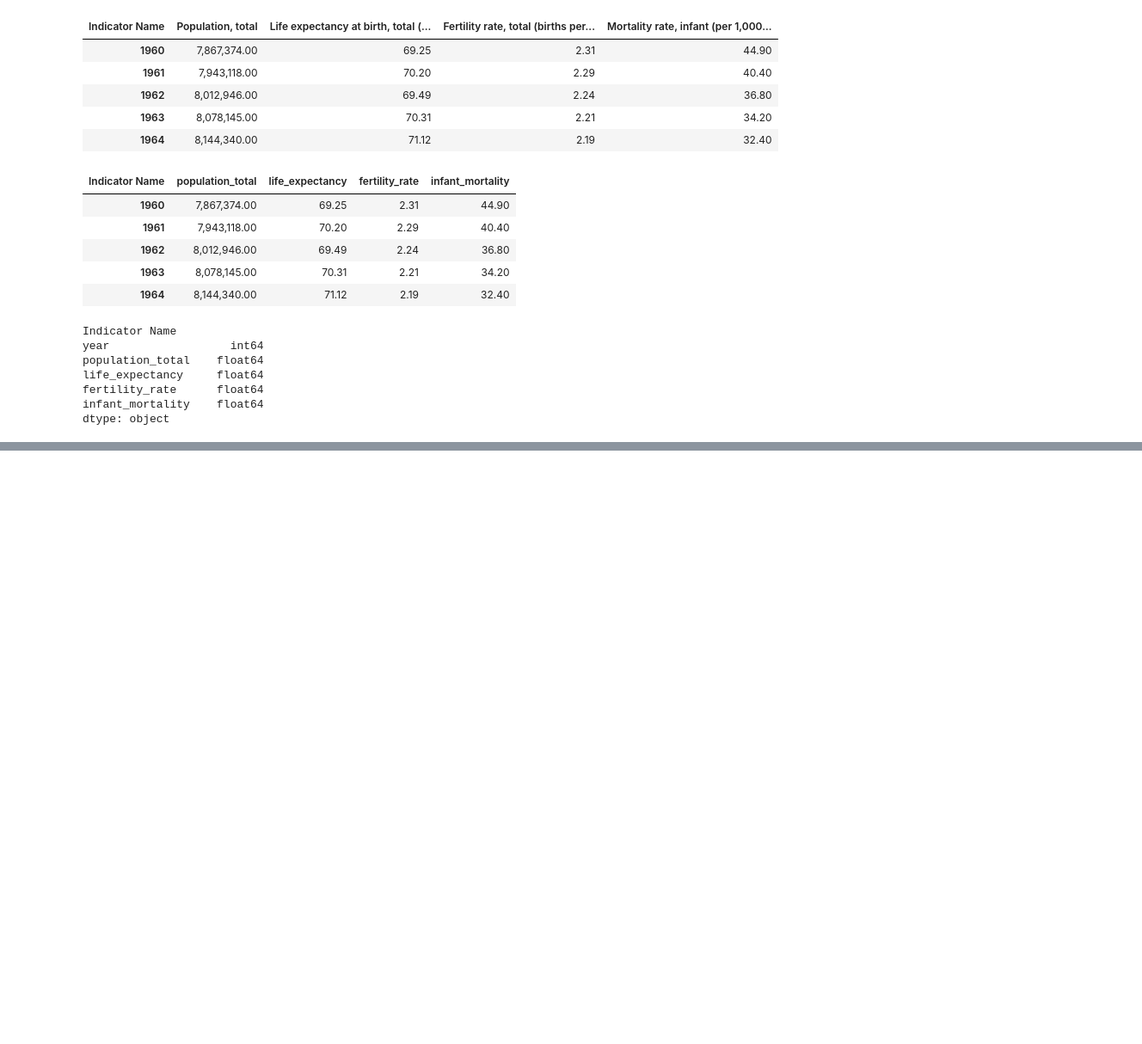
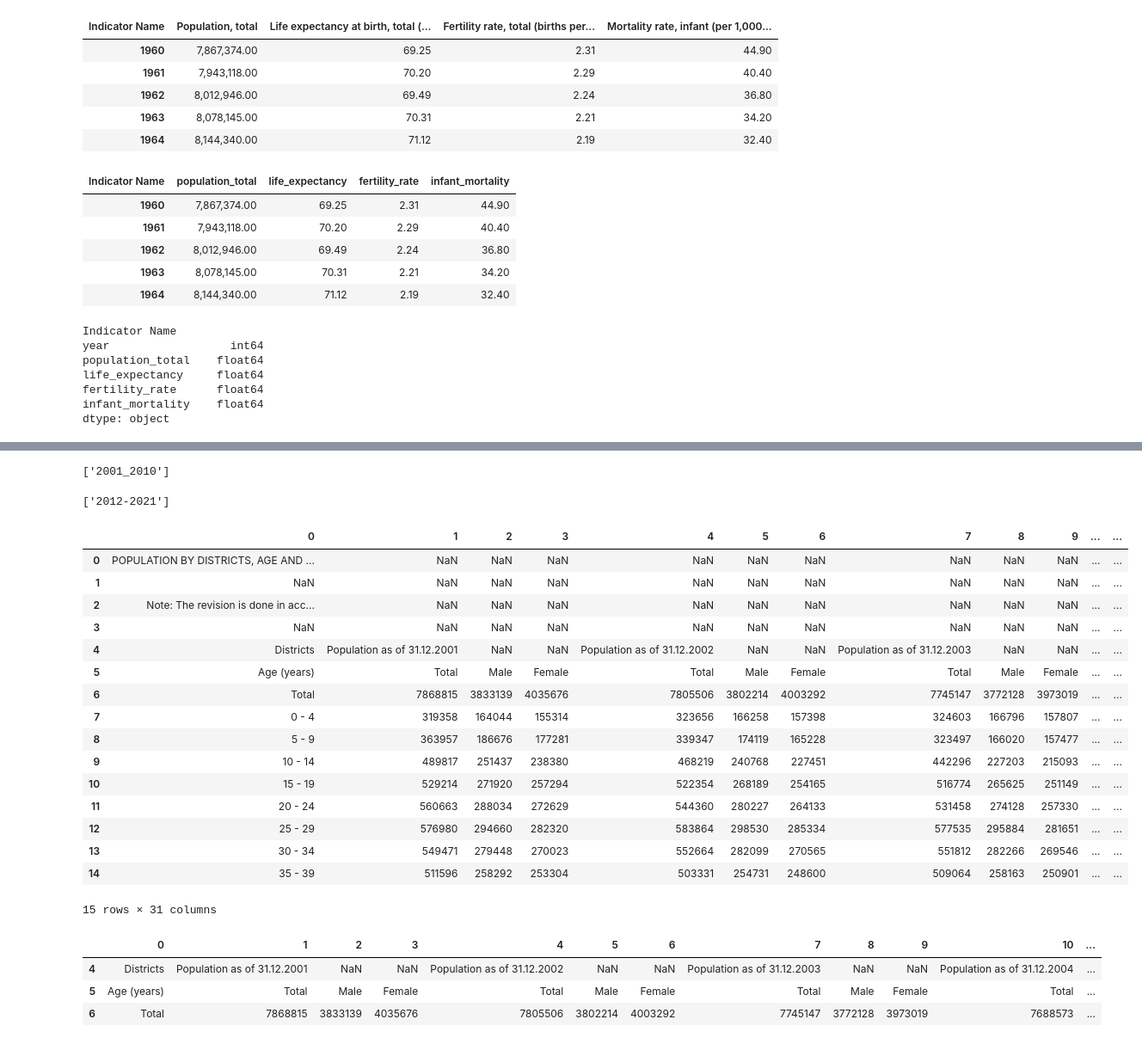
Before and after one commit to AleksM654/bulgaria-before-after-1989, a Jupyter notebook: notebooks/01_data_inspection_and_cleaning.ipynb, the cells around one changed output, grey strips where cells are left out. Shown at 86% size. Cells and saved outputs as stored; diff of their text form; code cells hidden in the pictures; blank space fills up the shorter version.

Commit message:
Extract cleaned NSI population table from 2001 to 2010

```diff
--- a/notebooks/01_data_inspection_and_cleaning.ipynb
+++ b/notebooks/01_data_inspection_and_cleaning.ipynb
@@ -277,0 +282,48 @@ At this stage:
+# %%
+nsi_pop_2001_2011_path = r"C:\Users\User\Desktop\softuni lections\Data science\bulgaria_before_after_1989\data\raw\Pop_6.3_Census2011_EN.xlsx"
+nsi_pop_2012_2021_path = r"C:\Users\User\Desktop\softuni lections\Data science\bulgaria_before_after_1989\data\raw\Pop_6.3_Census2021_EN.xlsx"
+# %%
+nsi_2001_2011_excel = pd.ExcelFile(nsi_pop_2001_2011_path)
+nsi_2001_2011_excel.sheet_names
+# %% [output]
+['2001_2010']
+# %%
+nsi_2012_2021_excel = pd.ExcelFile(nsi_pop_2012_2021_path)
+nsi_2012_2021_excel.sheet_names
+# %% [output]
+['2012-2021']
+# %%
+nsi_2001_2010_raw = pd.read_excel(
+    nsi_pop_2001_2011_path,
+    sheet_name="2001_2010",
+    header=None
+)
+
+nsi_2001_2010_raw.head(15)
+# %% [output]
+|  | 0 | 1 | 2 | 3 | 4 | 5 | 6 | 7 | 8 | 9 | ... | ... |
+| 0 | POPULATION BY DISTRICTS, AGE AND ... | NaN | NaN | NaN | NaN | NaN | NaN | NaN | NaN | NaN | ... | ... |
+| 1 | NaN | NaN | NaN | NaN | NaN | NaN | NaN | NaN | NaN | NaN | ... | ... |
+| 2 | Note: The revision is done in acc... | NaN | NaN | NaN | NaN | NaN | NaN | NaN | NaN | NaN | ... | ... |
+| 3 | NaN | NaN | NaN | NaN | NaN | NaN | NaN | NaN | NaN | NaN | ... | ... |
+| 4 | Districts | Population as of 31.12.2001 | NaN | NaN | Population as of 31.12.2002 | NaN | NaN | Population as of 31.12.2003 | NaN | NaN | ... | ... |
+| 5 | Age (years) | Total | Male | Female | Total | Male | Female | Total | Male | Female | ... | ... |
+| 6 | Total | 7868815 | 3833139 | 4035676 | 7805506 | 3802214 | 4003292 | 7745147 | 3772128 | 3973019 | ... | ... |
+| 7 | 0 - 4 | 319358 | 164044 | 155314 | 323656 | 166258 | 157398 | 324603 | 166796 | 157807 | ... | ... |
+| 8 | 5 - 9 | 363957 | 186676 | 177281 | 339347 | 174119 | 165228 | 323497 | 166020 | 157477 | ... | ... |
+| 9 | 10 - 14 | 489817 | 251437 | 238380 | 468219 | 240768 | 227451 | 442296 | 227203 | 215093 | ... | ... |
+| 10 | 15 - 19 | 529214 | 271920 | 257294 | 522354 | 268189 | 254165 | 516774 | 265625 | 251149 | ... | ... |
+| 11 | 20 - 24 | 560663 | 288034 | 272629 | 544360 | 280227 | 264133 | 531458 | 274128 | 257330 | ... | ... |
+| 12 | 25 - 29 | 576980 | 294660 | 282320 | 583864 | 298530 | 285334 | 577535 | 295884 | 281651 | ... | ... |
+| 13 | 30 - 34 | 549471 | 279448 | 270023 | 552664 | 282099 | 270565 | 551812 | 282266 | 269546 | ... | ... |
+| 14 | 35 - 39 | 511596 | 258292 | 253304 | 503331 | 254731 | 248600 | 509064 | 258163 | 250901 | ... | ... |
+15 rows × 31 columns
+# %%
+# closer inspection
+
+nsi_2001_2010_raw.iloc[4:7, :15]
+# %% [output]
+|  | 0 | 1 | 2 | 3 | 4 | 5 | 6 | 7 | 8 | 9 | 10 | ... |
+| 4 | Districts | Population as of 31.12.2001 | NaN | NaN | Population as of 31.12.2002 | NaN | NaN | Population as of 31.12.2003 | NaN | NaN | Population as of 31.12.2004 | ... |
+| 5 | Age (years) | Total | Male | Female | Total | Male | Female | Total | Male | Female | Total | ... |
+| 6 | Total | 7868815 | 3833139 | 4035676 | 7805506 | 3802214 | 4003292 | 7745147 | 3772128 | 3973019 | 7688573 | ... |
```
Also changed, not shown: parts of 10 cells of this notebook.
